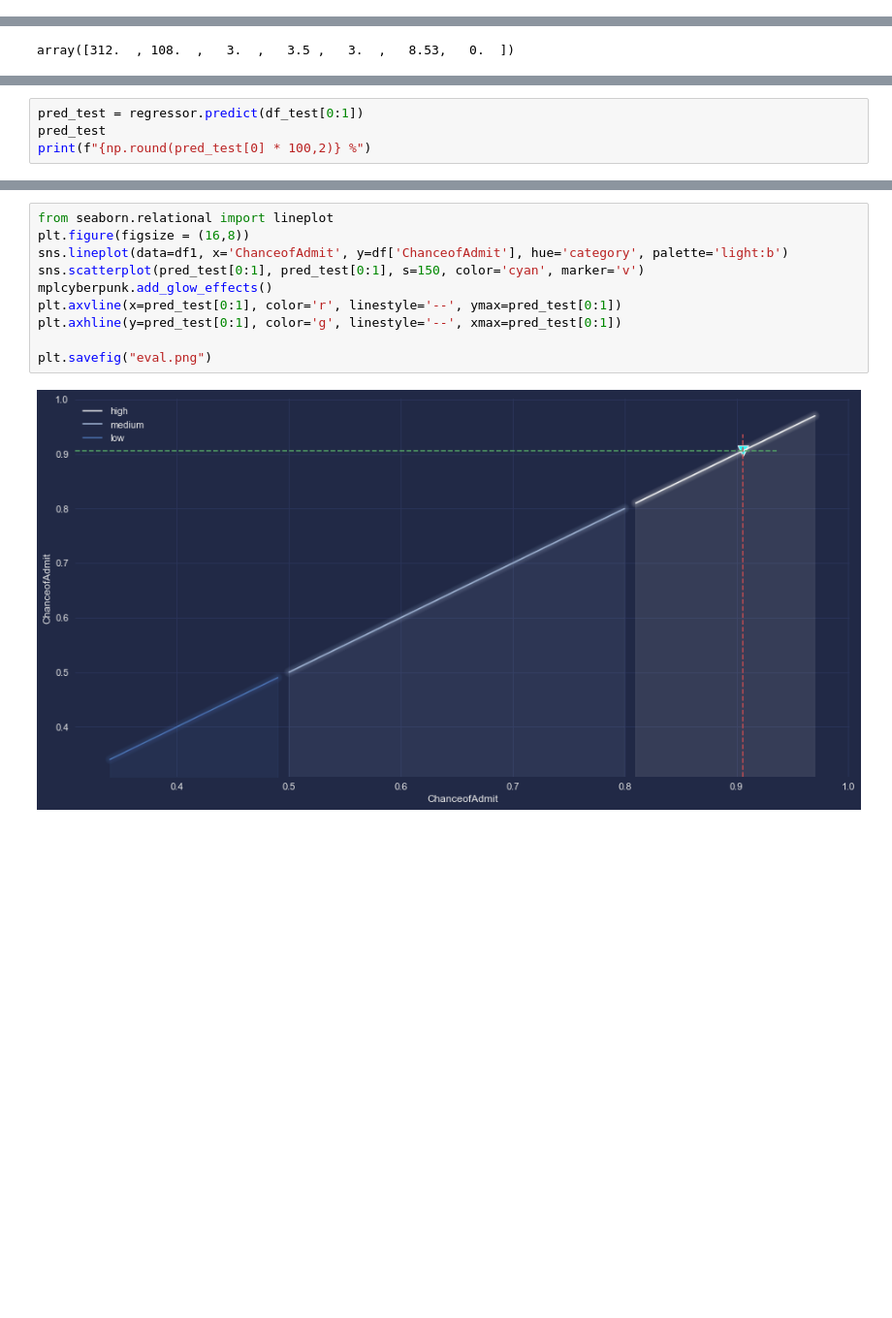
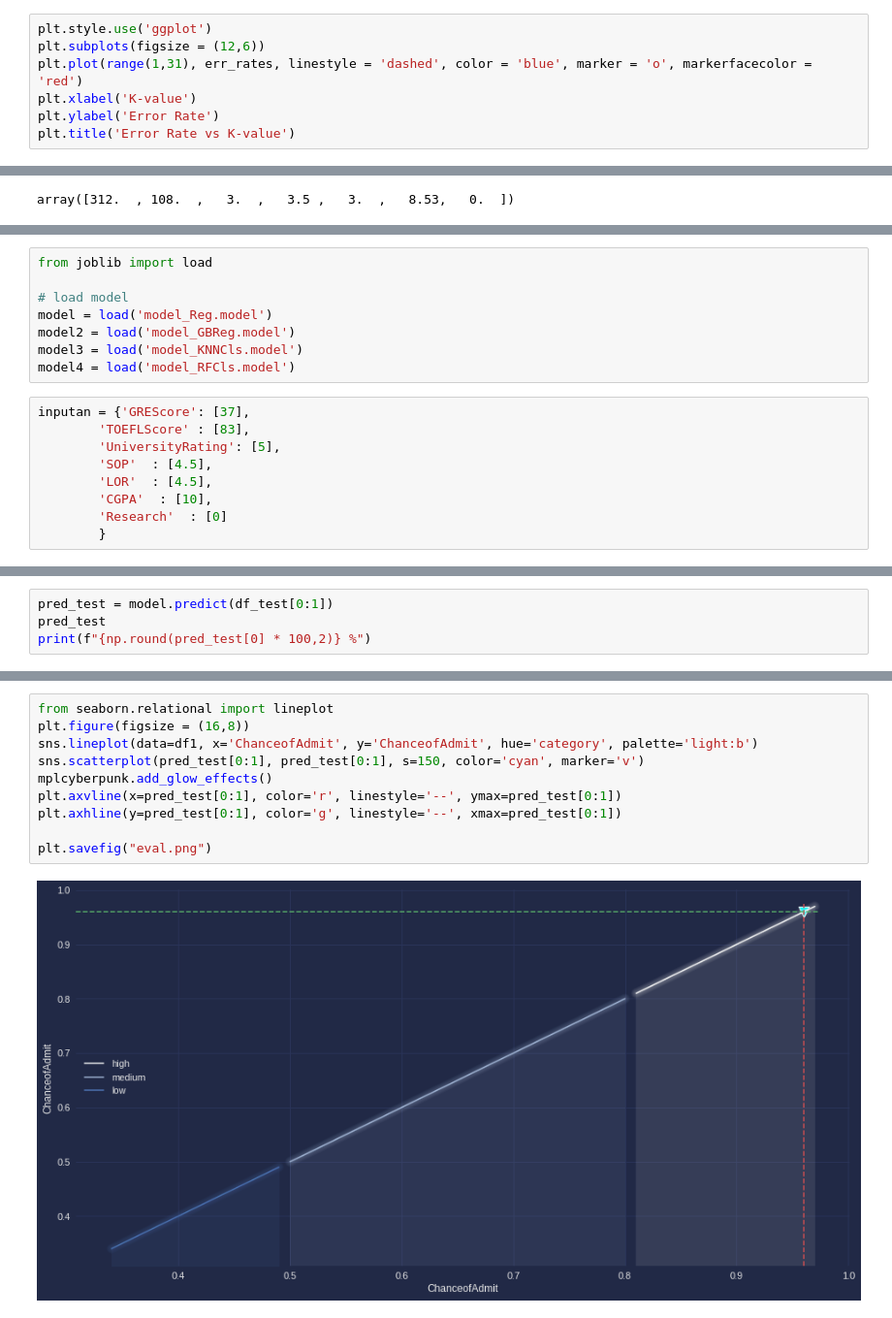
Before and after one commit to MFTDhilah/Insight1, a Jupyter notebook: app/TAOrbit.ipynb, the cells around one changed output, grey strips where cells are left out. Shown at 97% size. Drawn from its saved outputs; the diff is of its cells as text; blank space fills up the shorter version.

Commit message:
Fixing Model

```diff
--- a/app/TAOrbit.ipynb
+++ b/app/TAOrbit.ipynb
@@ -486,0 +516,7 @@ x_train, x_test, y_train, y_test = train_test_split(x_reg, y_reg, test_size=0.2,
+# %%
+plt.style.use('ggplot')
+plt.subplots(figsize = (12,6))
+plt.plot(range(1,31), err_rates, linestyle = 'dashed', color = 'blue', marker = 'o', markerfacecolor = 'red')
+plt.xlabel('K-value')
+plt.ylabel('Error Rate')
+plt.title('Error Rate vs K-value')
@@ -547,3 +703,20 @@ inputan = {'GRE Score': [319],
+# %%
+from joblib import load
+
+# load model
+model = load('model_Reg.model')
+model2 = load('model_GBReg.model')
+model3 = load('model_KNNCls.model')
+model4 = load('model_RFCls.model')
+# %%
+inputan = {'GREScore': [37],
+        'TOEFLScore' : [83],
+        'UniversityRating': [5],
+        'SOP'  : [4.5],
+        'LOR'  : [4.5],
+        'CGPA'  : [10],
+        'Research'  : [0]
+        }
 # %%
 df_test = pd.DataFrame(inputan)
 df_test = df_test.values
@@ -553,5 +726,5 @@ array([[319. , 118. ,   5. ,   1. ,   5. ,   9.5,   1. ]])
 # %%
-pred_test = regressor.predict(df_test[0:1])
+pred_test = model.predict(df_test[0:1])
 pred_test
 print(f"{np.round(pred_test[0] * 100,2)} %")
 # %% [output]
@@ -576,12 +748,12 @@ plt.style.use("cyberpunk")
 # %%
 from seaborn.relational import lineplot
 plt.figure(figsize = (16,8))
-sns.lineplot(data=df1, x='ChanceofAdmit', y=df['ChanceofAdmit'], hue='category', palette='light:b')
+sns.lineplot(data=df1, x='ChanceofAdmit', y='ChanceofAdmit', hue='category', palette='light:b')
 sns.scatterplot(pred_test[0:1], pred_test[0:1], s=150, color='cyan', marker='v')
 mplcyberpunk.add_glow_effects()
 plt.axvline(x=pred_test[0:1], color='r', linestyle='--', ymax=pred_test[0:1])
 plt.axhline(y=pred_test[0:1], color='g', linestyle='--', xmax=pred_test[0:1])
 
 plt.savefig("eval.png")
 # %% [output]
-[figure, old version]
+[figure, new version]
```
Also changed, not shown: parts of 42 cells of this notebook.
